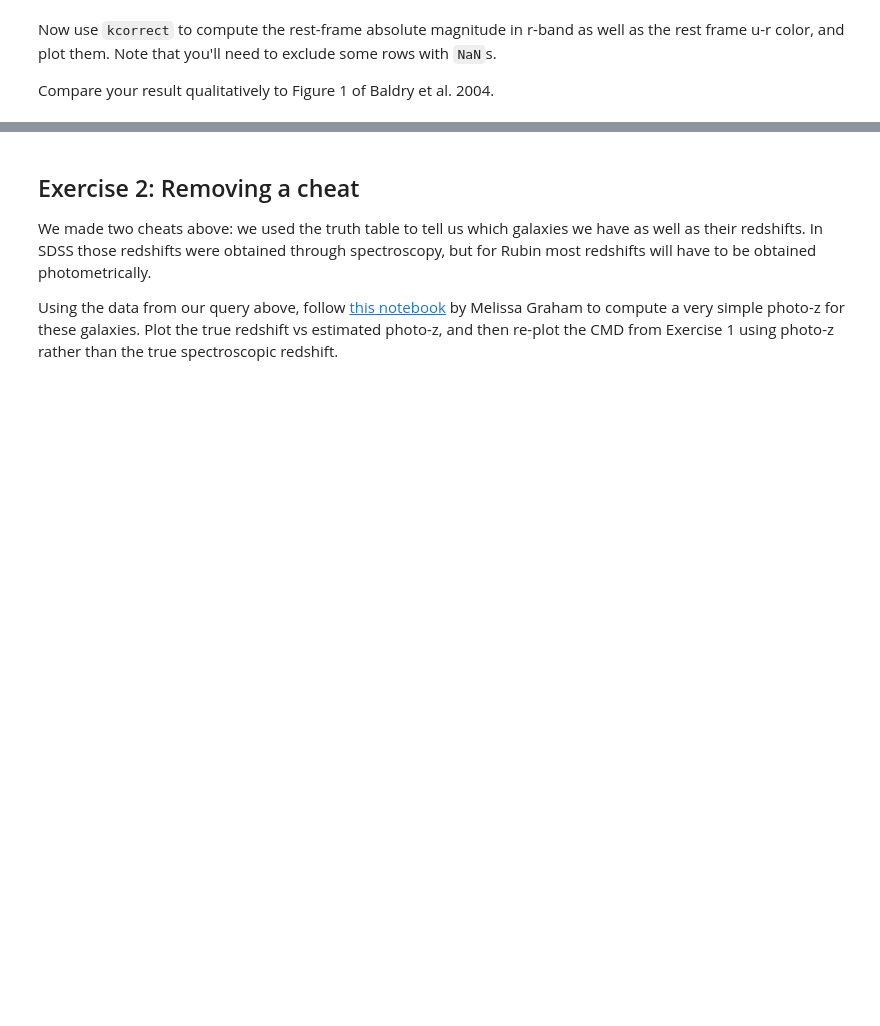
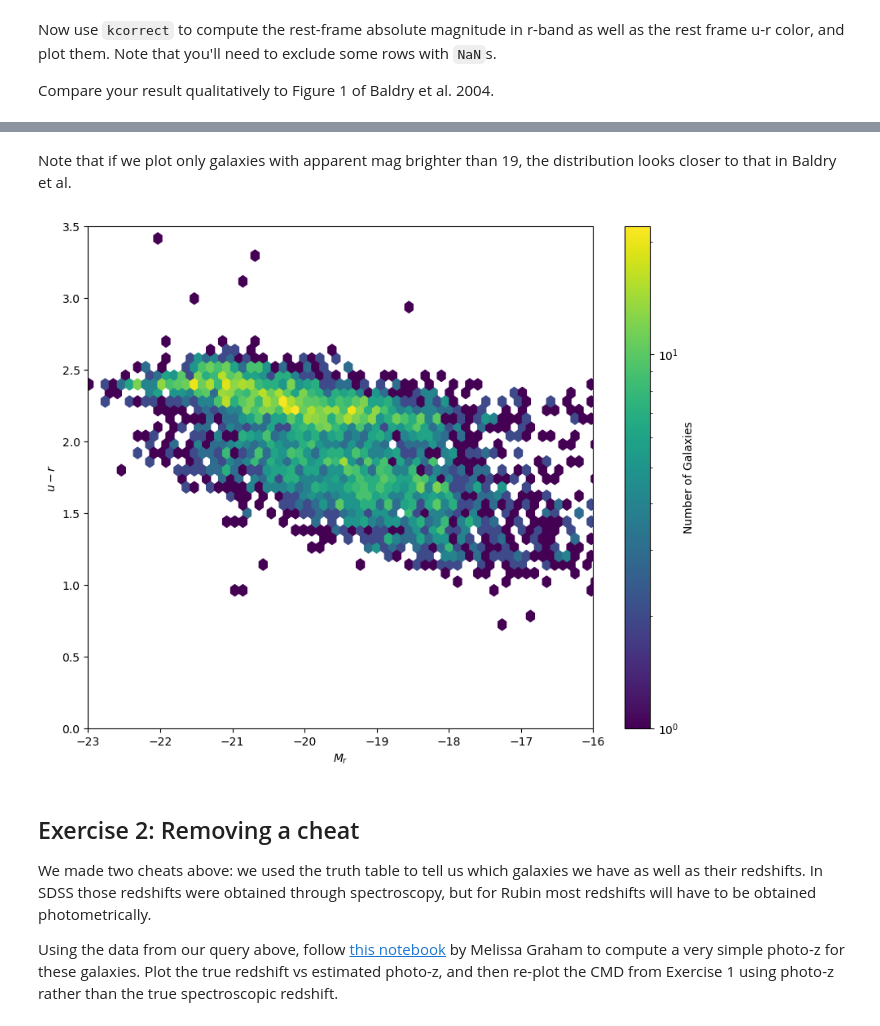
Before and after one commit to ykwang1/astr597-survey-science, a Jupyter notebook: HW/HW5.ipynb, the cells around one changed output, grey strips where cells are left out. Cells and saved outputs as stored; diff of their text form; code cells hidden in the pictures; blank space fills up the shorter version.

```diff
--- a/HW/HW5.ipynb
+++ b/HW/HW5.ipynb
@@ -128,3 +220,24 @@ Compare your result qualitatively to Figure 1 of Baldry et al. 2004.
+# %% [markdown]
+Note that if we plot only galaxies with apparent mag brighter than 19, the distribution looks closer to that in Baldry et al.
+# %%
+mask = df['ts_mag_r'].values < 19
+# ((.04 < df['ts_redshift']) & (df['ts_redshift'] < .08))
+
+fig, ax = plt.subplots(figsize=(10, 8))
+
+hexbin = ax.hexbin(r_mags[mask], u_mags[mask] - r_mags[mask], bins='log')
+fig.colorbar(hexbin, label='Number of Galaxies')
+
+ax.set_xlim([-16, -23])
+ax.set_ylim([0, 3.5])
+
+ax.set_xlabel('$M_r$')
+ax.set_ylabel('$u - r$')
+
+ax.invert_xaxis()
+plt.show()
+# %% [output]
+[figure, added]
 # %% [markdown]
 ## Exercise 2: Removing a cheat
 
```
Also changed, not shown: parts of 30 cells of this notebook.
